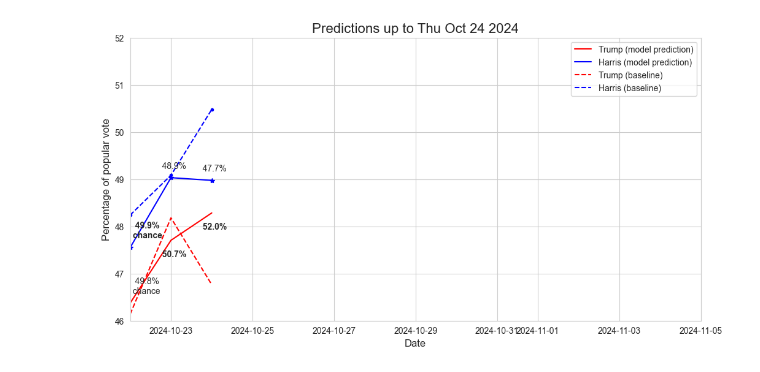
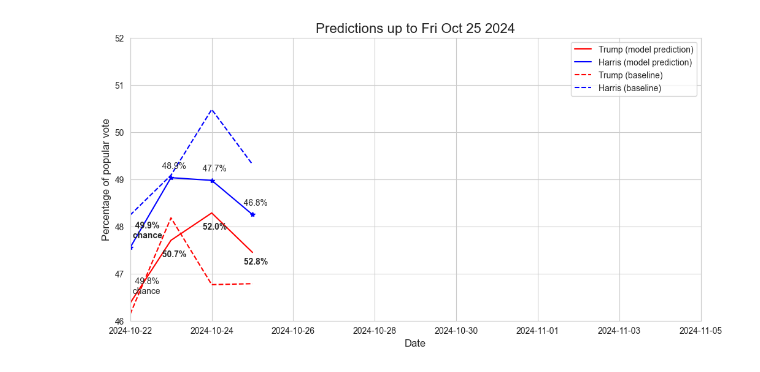
Before and after one commit to wh33les/2024ElectionForecast, a Jupyter notebook: swing_states_and_updates.ipynb, the cells around one changed output. Cells and saved outputs as stored; diff of their text form; code cells hidden in the pictures.

Commit message:
Today's forecast.

```diff
--- a/swing_states_and_updates.ipynb
+++ b/swing_states_and_updates.ipynb
@@ -38,7 +38,7 @@ harris_adj_b_pct = harris_b_pct/total_b_pct
 # %%
 # Function that tallies up the swing state votes
 
-latest_date = datetime(2024, 10, 24).date() #pd.Timestamp.today().date()
+latest_date = pd.Timestamp.today().date() # 25 Oct
 
 def tally(trump_adj, harris_adj):
     print("trump_adj is "+str(trump_adj))
@@ -50,7 +50,7 @@ def tally(trump_adj, harris_adj):
     harris_raw_swing_votes = round(harris_adj*total)
     trump_states = []
     harris_states = []
-    states_dict = {'AZ': 11, 'GA': 16, 'NC': 16, 'PA': 19, 'NV': 6, 'MI': 15, 'WI': 10} # as of 22 Oct
+    states_dict = {'AZ': 11, 'GA': 16, 'NC': 16, 'PA': 19, 'NV': 6, 'WI': 10, 'MI': 15} # as of 22 Oct
     for key in states_dict:
         print("State is "+key) # for debugging
         votes = states_dict.get(key)
@@ -225,8 +225,8 @@ plt.plot(x, y_trump_baseline, 'r--', label="Trump (baseline)")
 plt.plot(x, y_harris_baseline, 'b--', label="Harris (baseline)")
 plt.plot(x, y_trump_win_model, 'r*')
 plt.plot(x, y_harris_win_model, 'b*')
-plt.plot(x, y_trump_win_bl, 'r.')
-plt.plot(x, y_harris_win_bl, 'b.')
+#plt.plot(x, y_trump_win_bl, 'r.')
+#plt.plot(x, y_harris_win_bl, 'b.')
 
 ## we can add axis labels
 ## and control their fontsize
@@ -242,12 +242,17 @@ plt.ylabel("Percentage of popular vote", fontsize=12)
 ## This makes the x axis bounded between -20 and 20
 plt.xlim(datetime(2024, 10, 22), datetime(2024, 11, 5))
 
+# Set the x-axis starting tick
+plt.xticks(ticks=[datetime(2024, 10, 22), datetime(2024, 10, 24), datetime(2024, 10, 26),
+                  datetime(2024, 10, 28), datetime(2024, 10, 30), datetime(2024, 11, 1),
+                  datetime(2024, 11, 3), datetime(2024, 11, 5)])
+
 ## this makes the y axis bounded between -100 and 100
 plt.ylim(46, 52)
 
 ## Also a title
 ## again make it large font
-plt.title("Predictions up to "+str(latest_date.strftime('%a %b %d %Y')), fontsize=16)
+plt.title("Predictions up to "+str(latest_date.strftime('%a %b %d %Y')), fontsize=16) # 25 Oct
 
 
 ## plt.legend() adds the legend to the plot
@@ -257,31 +262,37 @@ plt.legend()
 # Annotate the point (2, 4)
 plt.annotate("  49.8% \n chance",
              xy=(datetime(2024, 10, 22), y_trump_mod[0]),
              xytext=(datetime(2024, 10, 22)+pd.Timedelta(hours=0), y_trump_mod[0]+0.2))
 plt.annotate("  49.9% \n chance",
              xy=(datetime(2024, 10, 22), y_harris_mod[15]),
              xytext=(datetime(2024, 10, 22)+pd.Timedelta(hours=0), y_harris_mod[15]+0.2), fontweight='bold')
 plt.annotate("  50.7%",# \n chance",
              xy=(datetime(2024, 10, 23), y_trump_mod[1]),
              xytext=(datetime(2024, 10, 22)+pd.Timedelta(hours=16), y_trump_mod[1]-0.35), fontweight='bold')
 plt.annotate("  48.9%",# \n chance",
              xy=(datetime(2024, 10, 23), y_harris_mod[16]),
              xytext=(datetime(2024, 10, 22)+pd.Timedelta(hours=16), y_harris_mod[16]+0.2))
 plt.annotate("  52.0%",# \n chance",
              xy=(datetime(2024, 10, 24), y_trump_mod[2]),
              xytext=(datetime(2024, 10, 23)+pd.Timedelta(hours=16), y_trump_mod[2]-0.35), fontweight='bold')
 plt.annotate("  47.7%",# \n chance",
              xy=(datetime(2024, 10, 24), y_harris_mod[17]),
              xytext=(datetime(2024, 10, 23)+pd.Timedelta(hours=16), y_harris_mod[17]+0.2))
+plt.annotate("  52.8%",# \n chance",
+             xy=(datetime(2024, 10, 25), y_trump_mod[3]),
+             xytext=(datetime(2024, 10, 24)+pd.Timedelta(hours=16), y_trump_mod[3]-0.25), fontweight='bold')
+plt.annotate("  46.8%",# \n chance",
+             xy=(datetime(2024, 10, 25), y_harris_mod[18]),
+             xytext=(datetime(2024, 10, 24)+pd.Timedelta(hours=16), y_harris_mod[18]+0.2))
 
 
 # Save plot as a png
 
 plt.savefig('previous_images/'+str(latest_date.strftime('%d%b'))+'.png', bbox_inches='tight')
 
 ## Always end your plotting block with plt.show
 ## in jupyter this makes sure that the plot displays
 ## properly
 plt.show()
 # %% [output]
-[figure, old version]
+[figure, new version]
```
Also changed, not shown: parts of 4 cells of this notebook, 6 other files.
